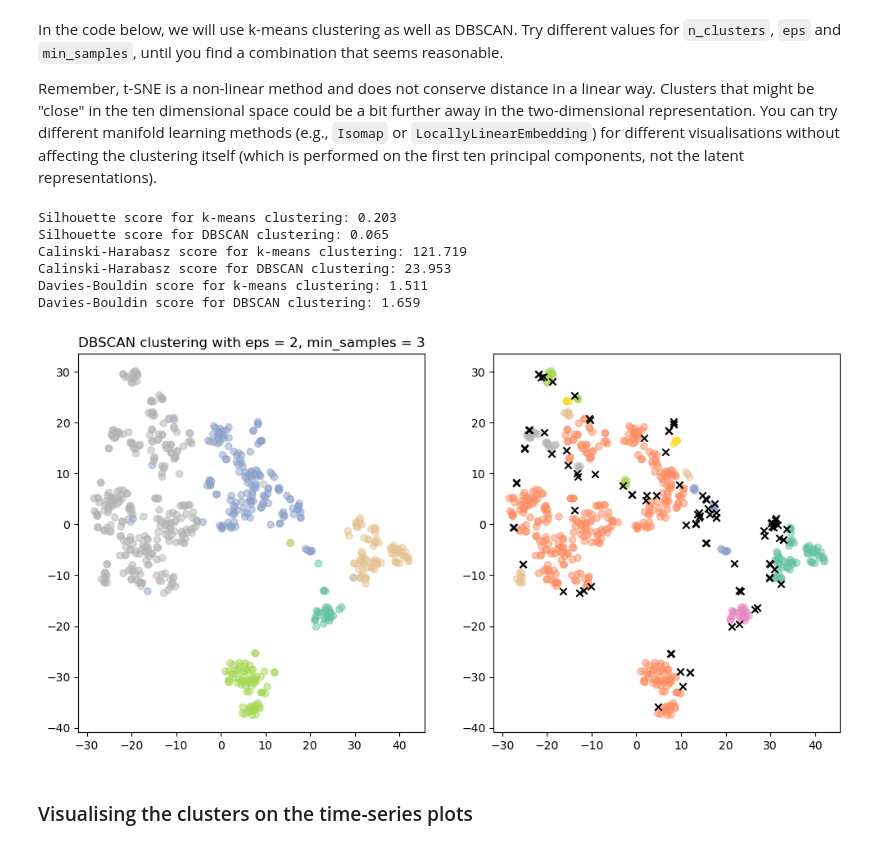
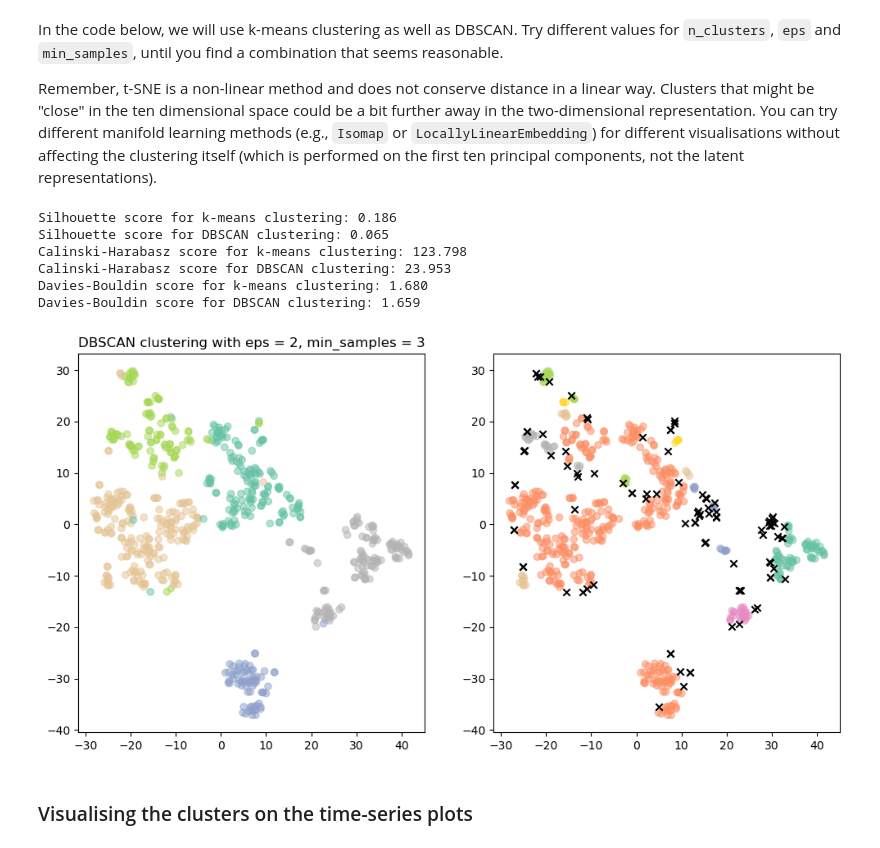
Before and after one commit to tmlouw/SACAC-EDA-2024, a Jupyter notebook: examples/clustering.ipynb, the cells around one changed output. Drawn from its saved outputs; the diff is of its cells as text; code cells hidden in the pictures.

```diff
--- a/examples/clustering.ipynb
+++ b/examples/clustering.ipynb
@@ -198,50 +198,50 @@ tsne = TSNE()
 df_concentrator = pd.read_csv('../data/open_iof_cleaned_dataset.csv', index_col='date', parse_dates=['date'])
 df_concentrator = df_concentrator.resample('4h').median()
 df_concentrator.dropna(inplace=True)
-df_inputs = df_concentrator.drop(['y product iron %', 'y product silica %'], axis = 1)
 
-# >> Scale the data in df_inputs, then learn the principal components `T` and the t-SNE representation `L` <<
+X = StandardScaler().fit_transform(df_concentrator.drop(['y product iron %', 'y product silica %'], axis = 1))
+T = pca.fit_transform(X)
+L = tsne.fit_transform(T)
 # %% [markdown]
 In the code below, we will use k-means clustering as well as DBSCAN.  Try different values for `n_clusters`, `eps` and `min_samples`, until you find a combination that seems reasonable.
 
 Remember, t-SNE is a non-linear method and does not conserve distance in a linear way. Clusters that might be "close" in the ten dimensional space could be a bit further away in the two-dimensional representation. You can try different manifold learning methods (e.g., `Isomap` or `LocallyLinearEmbedding`) for different visualisations without affecting the clustering itself (which is performed on the first ten principal components, not the latent representations).
 # %%
-# >> Perform k-means with five clusters clustering on the principal components in T <<
-kmeans =
+# Perform k-means clustering on the principal components in T
+kmeans = KMeans(n_clusters=5)
+kmeans.fit(T)
 
-# >> Perform DBSCAN  with eps = 2 and min_samples = 3 on the principal components in T <<
+# Perform DBSCAN  on the principal components in T, and split the latent variable L into clustered and outlier data
 dbscan = DBSCAN(eps = 2, min_samples= 3)
 dbscan.fit(T)
-
-# Split the latent variable L into clustered and outlier data
 L_clustered = L[dbscan.labels_!=-1, :]
 L_outliers = L[dbscan.labels_== -1, :]
 
 # Plot k-means and DBSCAN clustering results side by side
 fig,ax= plt.subplots(1,2, figsize=(12,6))
-ax[0].scatter(L[:,0], L[:,1], alpha=0.5, c= # >> color by the labels_ attribute in kmeans <<, cmap = 'Set2')
+ax[0].scatter(L[:,0], L[:,1], alpha=0.5, c=kmeans.labels_, cmap = 'Set2')
 ax[0].set_title('KMeans clustering with 5 clusters')
 ax[1].scatter(L_clustered[:,0], L_clustered[:,1], alpha=0.5,  c = dbscan.labels_[dbscan.labels_!=-1], cmap='Set2')
 ax[1].scatter(L_outliers[:,0], L_outliers[:,1], c='black', marker = 'x')
 ax[0].set_title('DBSCAN clustering with eps = 2, min_samples = 3')
 
 # Calculate the silhouette, Calinski-Harabasz, and Davies-Bouldin scores for k-means and DBSCAN clustering
 print(f"Silhouette score for k-means clustering: {metrics.silhouette_score(T, kmeans.labels_, metric='euclidean'):.3f}")
 print(f"Silhouette score for DBSCAN clustering: {metrics.silhouette_score(T, dbscan.labels_, metric='euclidean'):.3f}")
 
 print(f"Calinski-Harabasz score for k-means clustering: {metrics.calinski_harabasz_score(T, kmeans.labels_):.3f}")
 print(f"Calinski-Harabasz score for DBSCAN clustering: {metrics.calinski_harabasz_score(T, dbscan.labels_):.3f}")
 
 print(f"Davies-Bouldin score for k-means clustering: {metrics.davies_bouldin_score(T, kmeans.labels_):.3f}")
 print(f"Davies-Bouldin score for DBSCAN clustering: {metrics.davies_bouldin_score(T, dbscan.labels_):.3f}")
 # %% [output]
-Silhouette score for k-means clustering: 0.203
+Silhouette score for k-means clustering: 0.186
 Silhouette score for DBSCAN clustering: 0.065
-Calinski-Harabasz score for k-means clustering: 121.719
+Calinski-Harabasz score for k-means clustering: 123.798
 Calinski-Harabasz score for DBSCAN clustering: 23.953
-Davies-Bouldin score for k-means clustering: 1.511
+Davies-Bouldin score for k-means clustering: 1.680
 Davies-Bouldin score for DBSCAN clustering: 1.659
-[figure, old version]
+[figure, new version]
 # %% [markdown]
 ### Visualising the clusters on the time-series plots
 # %% [markdown]
```
Also changed, not shown: parts of 7 cells of this notebook, 1 other file.
